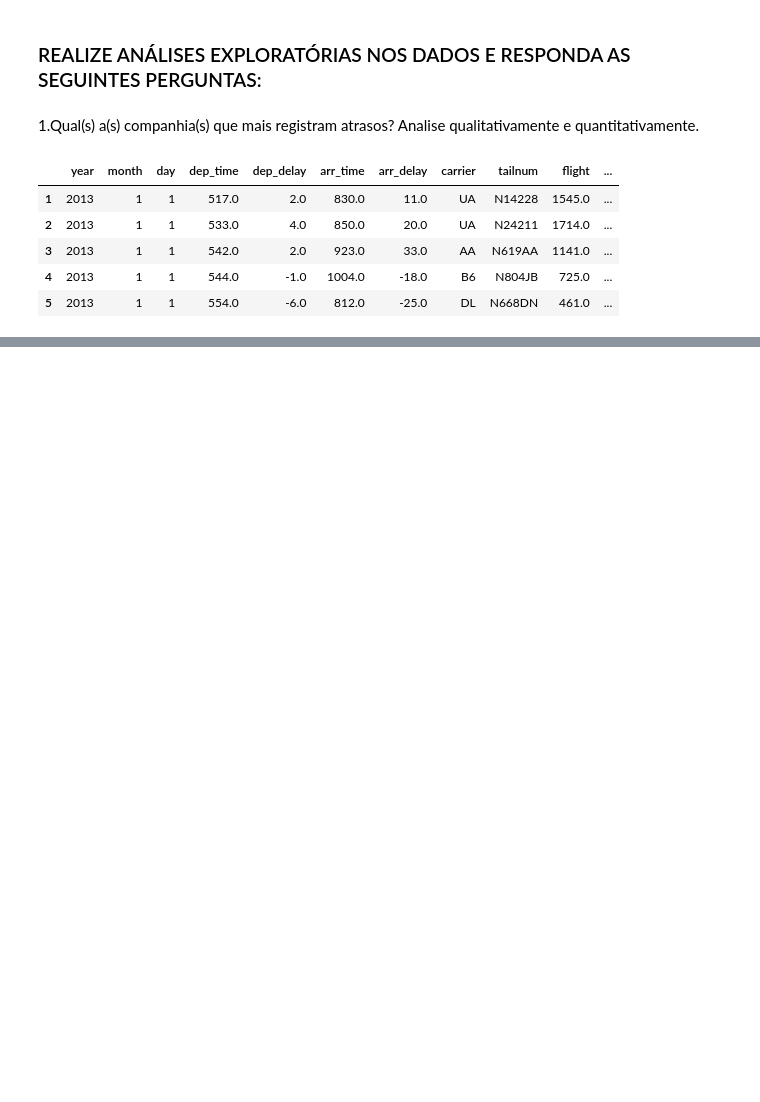
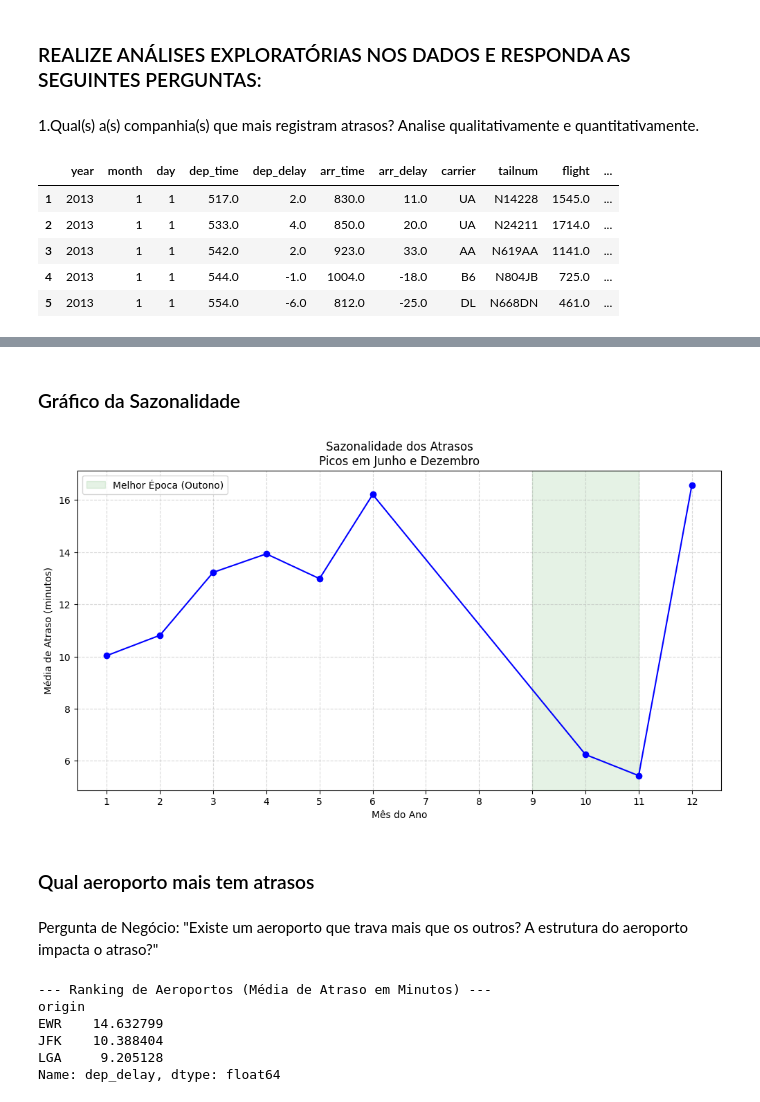
Before and after one commit to murilo-santone/Analise-Atrasos-Aviacao, a Jupyter notebook: notebook.ipynb, the cells around one changed output, grey strips where cells are left out. Cells and saved outputs as stored; diff of their text form; code cells hidden in the pictures; blank space fills up the shorter version.

```diff
--- a/notebook.ipynb
+++ b/notebook.ipynb
@@ -46,5 +24,0 @@ memory usage: 43.7+ MB
-# %%
-#Renomeadno colunas
-new_columns = ["Ano", "Mês", "Dia", "Tempo-Partida", "Atraso-Partida", "Tempo-Chegada", "Atraso-Chegada", "Companhia", "Id-Aeronave", "Id-Voo", "Origem", "Destino", "Tempo-Voo", "Distancia", "Horas", "Minutos"]
-BaseDados.columns = new_columns
-BaseDados.head()
@@ -58,2 +24,0 @@ BaseDados.head()
-# %%
-BaseDados = BaseDados.dropna()
@@ -494,0 +162,44 @@ plt.show()
+# %% [markdown]
+### Gráfico da Sazonalidade
+# %%
+# Agrupar por mês cronologicamente (1 à 12)
+sazonalidade_cronologica = BaseDados.groupby('month')['dep_delay'].mean()
+
+# Plotar a linha do tempo
+plt.figure(figsize=(12, 6))
+plt.plot(sazonalidade_cronologica.index, sazonalidade_cronologica.values, marker='o', linestyle='-', color='b')
+
+# Titulos
+plt.title('Sazonalidade dos Atrasos\nPicos em Junho e Dezembro')
+plt.xlabel('Mês do Ano')
+plt.ylabel('Média de Atraso (minutos)')
+plt.grid(True, linestyle='--', alpha=0.5)
+
+# Forçando eixo X mostrar todos os meses
+plt.xticks(range(1,13))
+
+# Destacando "Melhor Época"
+plt.axvspan(9, 11, color='green', alpha=0.1, label='Melhor Época (Outono)')
+plt.legend()
+
+plt.show()
+# %% [output]
+[figure, added]
+# %% [markdown]
+### Qual aeroporto mais tem atrasos
+# %% [markdown]
+Pergunta de Negócio: "Existe um aeroporto que trava mais que os outros? A estrutura do aeroporto impacta o atraso?"
+# %%
+# Agrupar por aeroporto de origem e calcular a média de atraso
+aeroportos = BaseDados.groupby('origin')['dep_delay'].mean()
+
+# Order modo decrescente
+print('--- Ranking de Aeroportos (Média de Atraso em Minutos) ---')
+print(aeroportos.sort_values(ascending=False))
+# %% [output]
+--- Ranking de Aeroportos (Média de Atraso em Minutos) ---
+origin
+EWR    14.632799
+JFK    10.388404
+LGA     9.205128
+Name: dep_delay, dtype: float64
```
Also changed, not shown: parts of 48 cells of this notebook.
